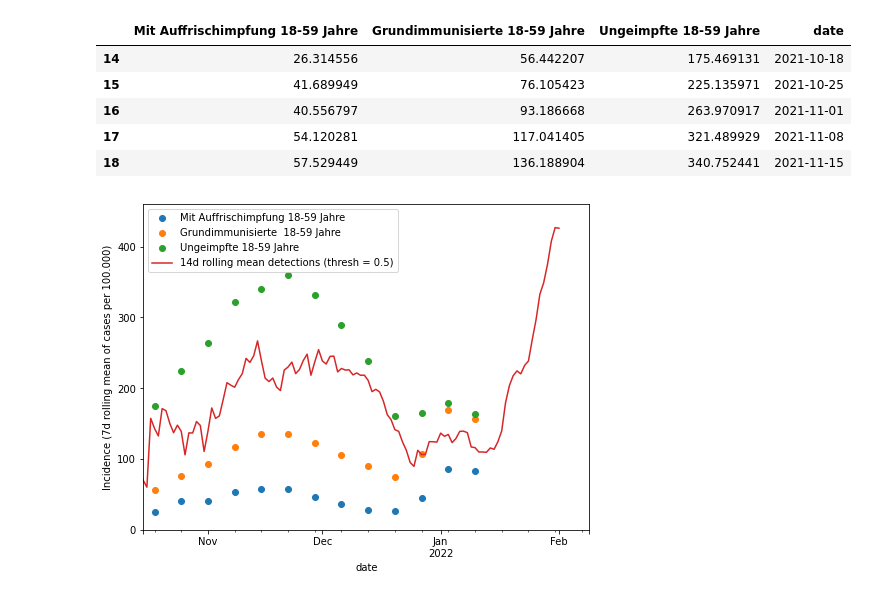
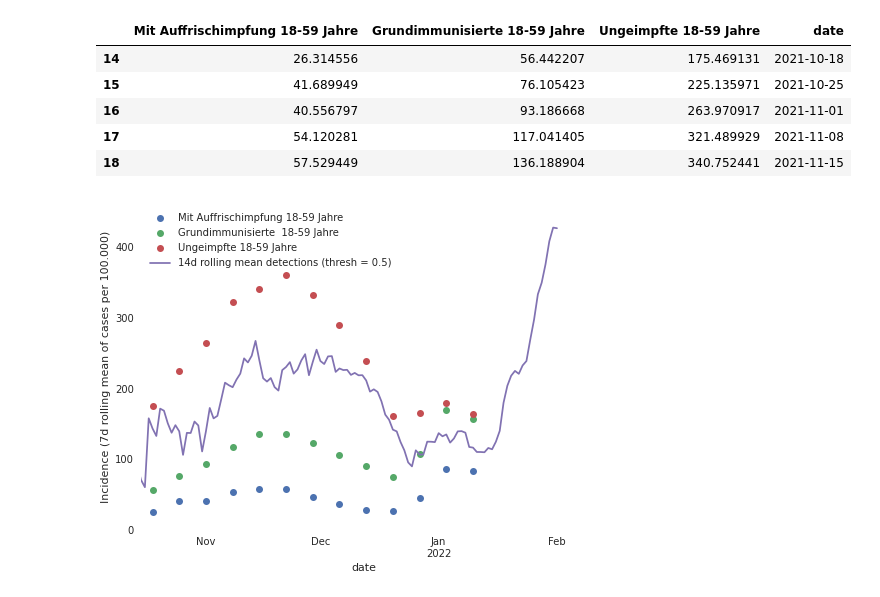
Before and after one commit to jakobkolb/ml-covid-nowcasting, a Jupyter notebook: Detection model (logistic regression)/Detection model (Logistic regression).ipynb, the cells around one changed output. Cells and saved outputs as stored; diff of their text form; code cells hidden in the pictures.

Commit message:
Update figure style and Readme.

```diff
--- a/Detection model (logistic regression)/Detection model (Logistic regression).ipynb
+++ b/Detection model (logistic regression)/Detection model (Logistic regression).ipynb
@@ -365,39 +370,48 @@ def predicted_incidence(params, plocal):
             .groupby("date")
             .sum()
             .rolling('14D').mean()
             .drop(columns=["probability", "user_id"])
     )
 
     rolling_mean_detections.index = rolling_mean_detections.index
 
     rolling_mean_detections[colname] = rolling_mean_detections[colname].div(rolling_mean_detections['all'],
                                                                             axis=0) * 100_000
 
     return rolling_mean_detections.reset_index(), colname
 
 
 proba_infected = pipeline.predict_proba(cleaned_features[feature_names].values).T[1].T
 
 p = pd.DataFrame(
     data=proba_infected, index=cleaned_features.index, columns=["probability"]
 )
 
 df2, predicted_incidence_column = predicted_incidence([0.5, 0], p)
 for df in [df2]:
     df.set_index('date', inplace=True)
     df.drop(columns=['all'], inplace=True)
-fig, ax = plt.subplots(figsize=(8, 6))
 
 
-joined = incidence.set_index('date').join(df2, how='outer')
-joined.plot(ax=ax, style=['o', 'o', 'o', '-'])
+with plt.style.context('seaborn'):
+    plt.rcParams.update({
+    "figure.facecolor":  (1.0, 1.0, 1.0, 0.3),  # white   with alpha = 30%
+    "axes.facecolor":    (1.0, 1.0, 1.0, 0.5),  # white with alpha = 50%
+    "savefig.facecolor": (1.0, 1.0, 1.0, 0.2),  # white  with alpha = 20%
+    })
 
-pdate = lambda date: datetime.strptime(date, '%Y-%m-%d')
+    fig, ax = plt.subplots(figsize=(8, 6))
 
-ax.set_xlim(R.map(pdate, ['2021-10-15', '2022-02-09']))
-ax.set_ylim([0, 460])
-ax.set_ylabel('Incidence (7d rolling mean of cases per 100.000)')
 
-fig.savefig('incidence_nowcast.png')
+    joined = incidence.set_index('date').join(df2, how='outer')
+    joined.plot(ax=ax, style=['o', 'o', 'o', '-'])
+
+    pdate = lambda date: datetime.strptime(date, '%Y-%m-%d')
+
+    ax.set_xlim(R.map(pdate, ['2021-10-15', '2022-02-09']))
+    ax.set_ylim([0, 460])
+    ax.set_ylabel('Incidence (7d rolling mean of cases per 100.000)')
+
+    fig.savefig('incidence_nowcast.png')
 # %% [output]
-[figure, old version]
+[figure, new version]
```
Also changed, not shown: parts of 2 cells of this notebook, 3 other files.
